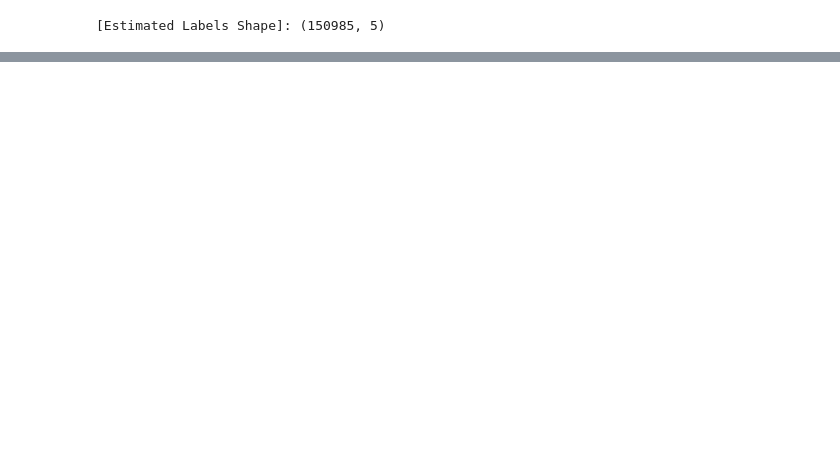
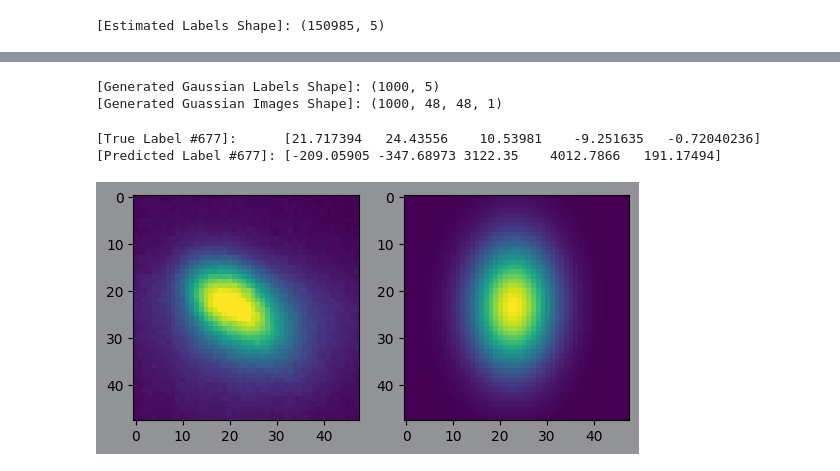
Before and after one commit to pujan-p/Rheed-GaussianModel, a Jupyter notebook: Training/Training.ipynb, the cells around one changed output, grey strips where cells are left out. Drawn from its saved outputs; the diff is of its cells as text; code cells hidden in the pictures; blank space fills up the shorter version.

```diff
--- a/Training/Training.ipynb
+++ b/Training/Training.ipynb
@@ -262,7 +158,7 @@ model.compile(optimizer='adam', loss=custom_weighted_mse_loss)
 # Training Loop
 train_model = YES
 save_model = NO
-load_model = YES
+load_model = NO
 model_summary = YES
 Gaussian_Model_dir = data_dir + 'Models/'
 Gaussian_Model_file = Gaussian_Model_dir + 'Gaussian_Model.keras'
@@ -306,2 +220,45 @@ if model_summary:
 # %%
 # Imports for Synthesizing
+# %%
+# Generate Plausible Gaussians for Validation:
+num_generated_gaussians = 1000
+
+avg_params = np.mean(estimated_labels, axis=0) # output_scaler.mean_ ?
+std_params = np.std(estimated_labels, axis=0) # output_scaler.var_ ?
+
+generated_gaussians_labels = []
+for num in range(num_generated_gaussians):
+    new_gaussian_label = []
+    for (avg, std) in zip(avg_params, std_params):
+        new_gaussian_label.append(avg + np.random.normal(loc=0, scale=std))
+    generated_gaussians_labels.append(new_gaussian_label)
+generated_gaussians_labels = np.array(generated_gaussians_labels)
+
+generated_gaussians_images = generate_guassian(tf.convert_to_tensor(generated_gaussians_labels, dtype=tf.float32), (48,48))
+
+print(f'[Generated Gaussian Labels Shape]: {generated_gaussians_labels.shape}')
+print(f'[Generated Guassian Images Shape]: {generated_gaussians_images.shape}')
+# %% [output]
+[Generated Gaussian Labels Shape]: (1000, 5)
+[Generated Guassian Images Shape]: (1000, 48, 48, 1)
+# %%
+# Unquantized Gaussian Validation
+
+predicted_gaussian_labels = np.array(model(raw_data[:1000])) * std_params + avg_params
+predicted_gaussians_images = generate_guassian(tf.convert_to_tensor(generated_gaussians_labels, dtype=tf.float32), (48,48))
+
+rand_int = np.random.randint(low=0, high=num_generated_gaussians)
+# print(f'[Gaussian_Model MSE]: {mean_squared_error(generated_gaussians_labels, predicted_gaussian_labels)}')
+# print(f'[Gaussian_Model MAE]: {mean_absolute_error(generated_gaussians_labels, predicted_gaussian_labels)}')
+print(f'[True Label #{rand_int}]:      {estimated_labels[rand_int]}')
+print(f'[Predicted Label #{rand_int}]: {predicted_gaussian_labels[rand_int]}')
+
+plt.subplot(1, 2, 1)
+plt.imshow(raw_data[rand_int])
+plt.subplot(1, 2, 2)
+plt.imshow(predicted_gaussians_images[rand_int])
+plt.show()
+# %% [output]
+[True Label #677]:      [21.717394   24.43556    10.53981    -9.251635   -0.72040236]
+[Predicted Label #677]: [-209.05905 -347.68973 3122.35    4012.7866   191.17494]
+[figure, added]
```
Also changed, not shown: parts of 8 cells of this notebook.
